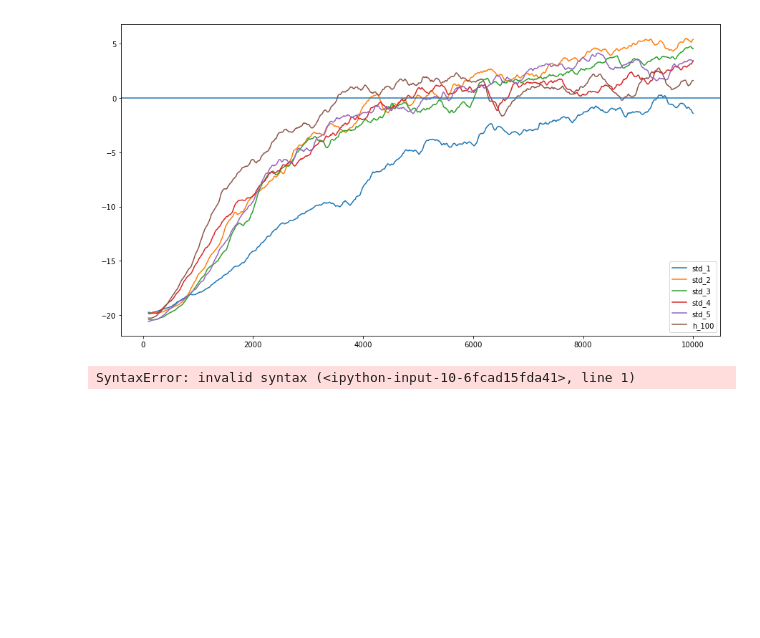
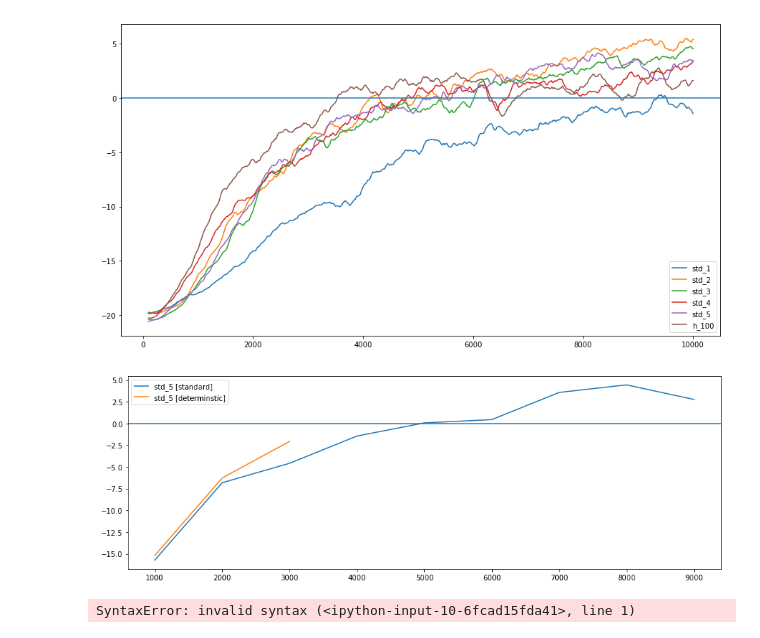
Before and after one commit to maitchison/pong, a Jupyter notebook: PONG eval.ipynb, the cells around one changed output. Saved outputs shown, nothing was run; the diff lists cells and outputs as text; code cells hidden in the pictures; blank space fills up the shorter version.

```diff
--- a/PONG eval.ipynb
+++ b/PONG eval.ipynb
@@ -233,6 +233,47 @@ std_4             100      0.003     0.01       5     10000       21.0 hrs   [ 0
 std_5             100      0.003     0.01       5     10000       21.8 hrs   [ 0.0]     maitchison
 h_100             100      0.003     0.01       5     10000       19.5 hrs   [ 0.0]     VB-PC
 [figure]
+# %%
+
+def compare_det_scores(name):
+    """ Look at differences between deterministic and standard evaluation. """
+
+    # scores
+    save_package = pickle.load(open('models/'+name+".p", 'rb'))
+
+    score_history = save_package['stats']['history']
+
+    max_epoch = save_package['episodes'] // 1000
+
+    x,y,y_min,y_max = [], [], [], []
+    for epoch in range(1, max_epoch):
+        key = epoch*1000
+        if key in score_history:
+            x.append(epoch*1000)
+            mean = score_history[key]['score_mean']
+            error = score_history[key]['score_error']
+            y.append(mean)
+            y_min.append(mean - error * 1.96)
+            y_max.append(mean + error * 1.96)
+
+    plt.plot(x, y, label = name+" [standard]")
+
+    x,y = [], []
+    for epoch in range(1, max_epoch):
+        key = 'deterministic-'+str(epoch*1000)
+        if key in score_history:
+            x.append(epoch*1000)
+            y.append(score_history[key]['score_mean'])
+    plt.plot(x, y, label = name+" [determinstic]")
+
+    plt.axhline(0.0)
+
+    plt.legend()
+    plt.show()
+
+compare_det_scores('std_5')
+# %% [output]
+[figure, added]
 # %%
 # make a video
 #agent = rl.Agent('h_100_10k')
```
Also changed, not shown: parts of 1 cell of this notebook, 2 other files.
